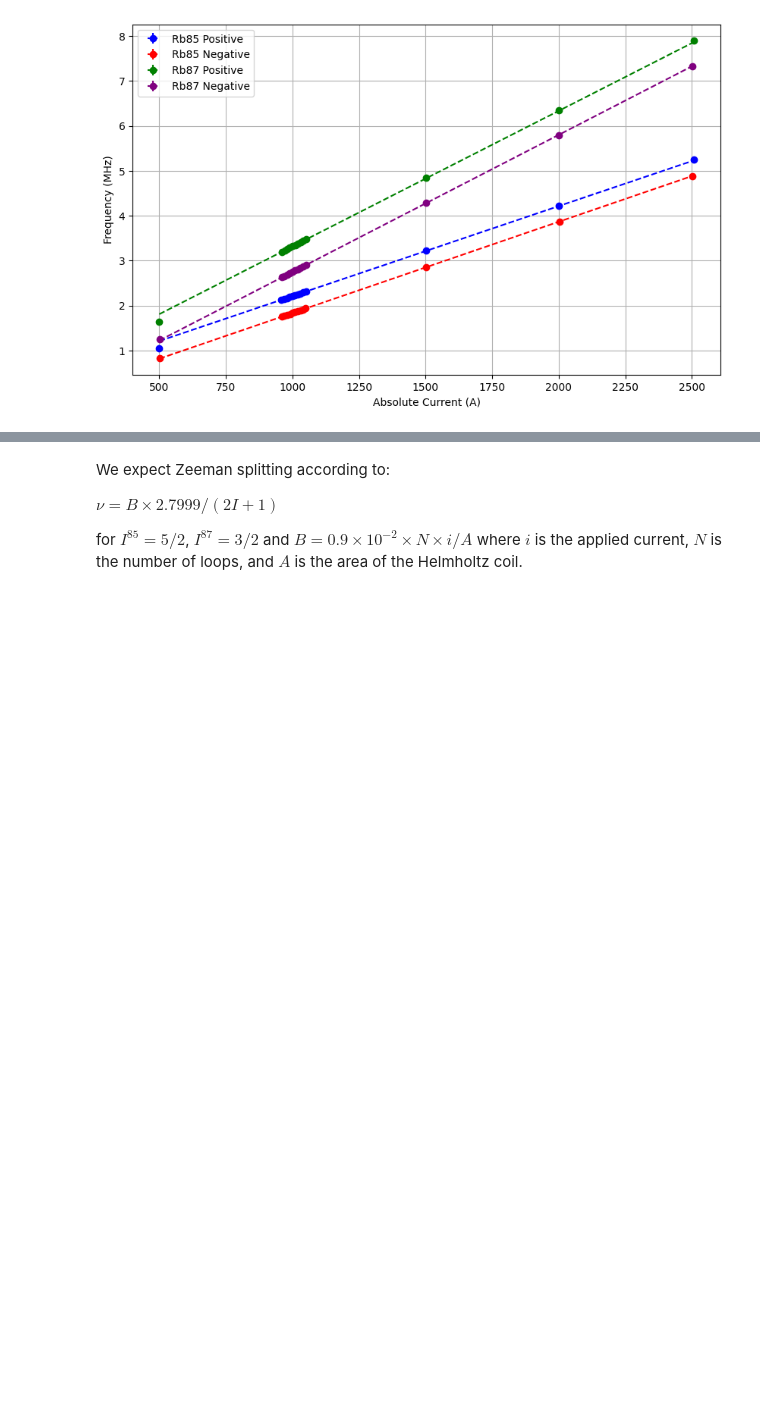
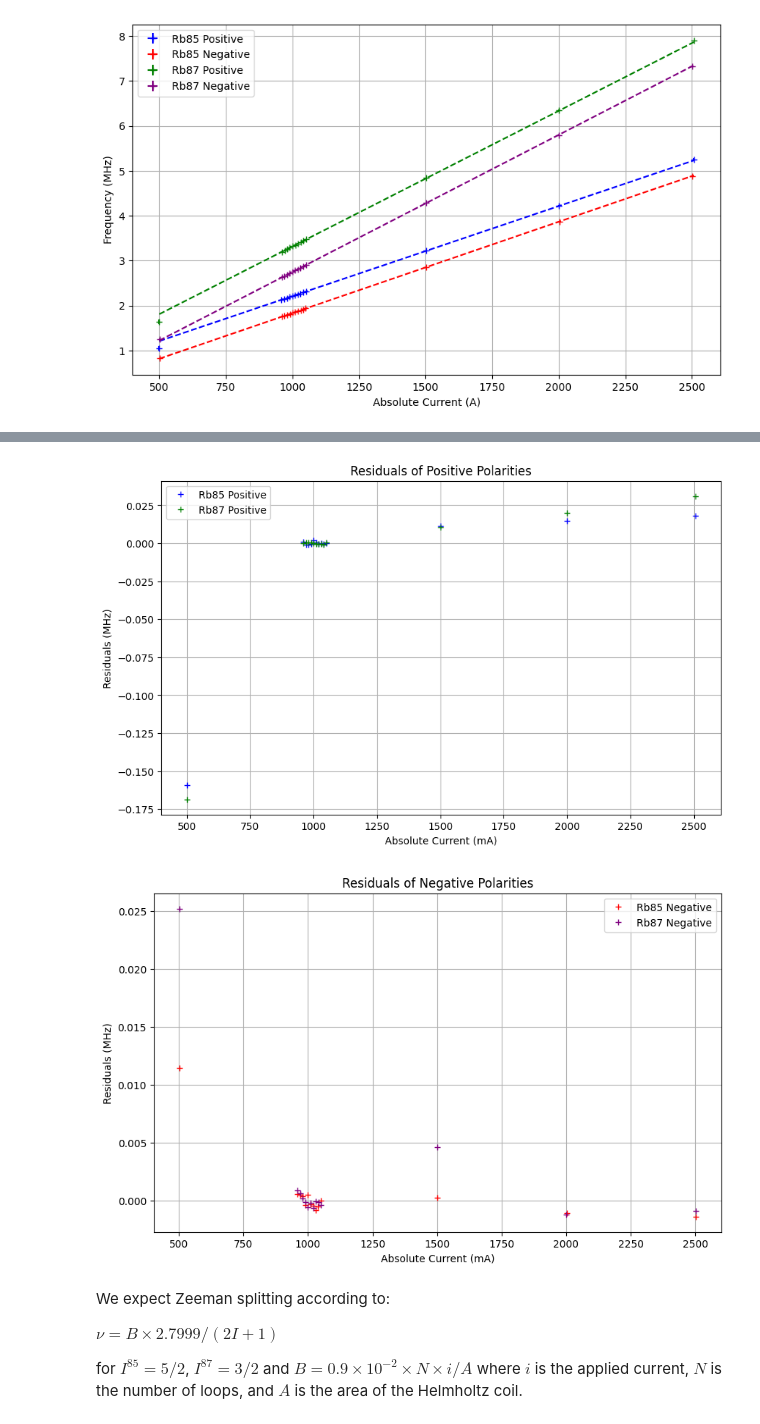
Before and after one commit to eliaslehman/physics-111B, a Jupyter notebook: OPT/OPT.ipynb, the cells around one changed output, grey strips where cells are left out. Cells and saved outputs as stored; diff of their text form; code cells hidden in the pictures; blank space fills up the shorter version.

```diff
--- a/OPT/OPT.ipynb
+++ b/OPT/OPT.ipynb
@@ -392,10 +392,10 @@ Reduced Chi squared {87Rb, +} =3.646184521864194
 Reduced Chi squared {87Rb, -} =3.9327882934942906
 [figure]
 # %%
-rb85_positive['Freq Err'] = rb85_positive['Freq Err']*3.2
-rb85_negative['Freq Err'] = rb85_negative['Freq Err']*3.75
-rb87_positive['Freq Err'] = rb87_positive['Freq Err']*2
-rb87_negative['Freq Err'] = rb87_negative['Freq Err']*2
+rb85_positive['Freq Err'] = rb85_positive['Freq Err']*3.13
+rb85_negative['Freq Err'] = rb85_negative['Freq Err']*3.65
+rb87_positive['Freq Err'] = rb87_positive['Freq Err']*1.91
+rb87_negative['Freq Err'] = rb87_negative['Freq Err']*1.99
 
 # Define weights for each data point based on errors
 rb85_positive_weights = 1 / (rb85_positive['Freq Err']**2)
@@ -453,7 +453,7 @@ plt.errorbar(rb85_data[rb85_data['Polarity'] == 'P']['Abs Current'],
              rb85_data[rb85_data['Polarity'] == 'P']['Freq (MHz)'],
              xerr=rb85_data[rb85_data['Polarity'] == 'P']['Current Error'],
              yerr=rb85_data[rb85_data['Polarity'] == 'P']['Freq Err'],
-             fmt='o', label='Rb85 Positive', color='blue')
+             fmt='+', label='Rb85 Positive', color='blue')
 plt.plot(rb85_values, rb85_positive_fit, color='blue', linestyle='--')
 
 # Rubidium 85 - Negative Polarity
@@ -461,7 +461,7 @@ plt.errorbar(rb85_data[rb85_data['Polarity'] == 'N']['Abs Current'],
              rb85_data[rb85_data['Polarity'] == 'N']['Freq (MHz)'],
              xerr=rb85_data[rb85_data['Polarity'] == 'N']['Current Error'],
              yerr=rb85_data[rb85_data['Polarity'] == 'N']['Freq Err'],
-             fmt='o', label='Rb85 Negative', color='red')
+             fmt='+', label='Rb85 Negative', color='red')
 plt.plot(rb85_values, rb85_negative_fit, color='red', linestyle='--')
 
 # Rubidium 87 - Positive Polarity
@@ -469,7 +469,7 @@ plt.errorbar(rb87_data[rb87_data['Polarity'] == 'P']['Abs Current'],
              rb87_data[rb87_data['Polarity'] == 'P']['Freq (MHz)'],
              xerr=rb87_data[rb87_data['Polarity'] == 'P']['Current Error'],
              yerr=rb87_data[rb87_data['Polarity'] == 'P']['Freq Err'],
-             fmt='o', label='Rb87 Positive', color='green')
+             fmt='+', label='Rb87 Positive', color='green')
 plt.plot(rb87_values, rb87_positive_fit, color='green', linestyle='--')
 
 # Rubidium 87 - Negative Polarity
@@ -477,7 +477,7 @@ plt.errorbar(rb87_data[rb87_data['Polarity'] == 'N']['Abs Current'],
              rb87_data[rb87_data['Polarity'] == 'N']['Freq (MHz)'],
              xerr=rb87_data[rb87_data['Polarity'] == 'N']['Current Error'],
              yerr=rb87_data[rb87_data['Polarity'] == 'N']['Freq Err'],
-             fmt='o', label='Rb87 Negative', color='purple')
+             fmt='+', label='Rb87 Negative', color='purple')
 plt.plot(rb87_values, rb87_negative_fit, color='purple', linestyle='--')
 
 # Add labels and legend
@@ -520,4 +520,52 @@ Reduced Chi squared {87Rb, -} =0.9831970733735726
 [figure]
+# %%
+# Calculate residuals for each combination
+rb85_positive_res = rb85_positive['Freq (MHz)'] - linear_fit(rb85_positive['Abs Current'], *rb85_positive_params)
+rb85_negative_res = rb85_negative['Freq (MHz)'] - linear_fit(rb85_negative['Abs Current'], *rb85_negative_params)
+rb87_positive_res = rb87_positive['Freq (MHz)'] - linear_fit(rb87_positive['Abs Current'], *rb87_positive_params)
+rb87_negative_res = rb87_negative['Freq (MHz)'] - linear_fit(rb87_negative['Abs Current'], *rb87_negative_params)
+
+# Combine residuals
+all_positive_res = np.concatenate((rb85_positive_res, rb87_positive_res))
+all_negative_res = np.concatenate((rb85_negative_res, rb87_negative_res))
+
+# Plotting residuals together
+plt.figure(figsize=(10, 6))
+
+# Residuals for Positive Polarity
+plt.plot(rb85_positive['Abs Current'], rb85_positive_res, '+', label='Rb85 Positive', color='blue')
+plt.plot(rb87_positive['Abs Current'], rb87_positive_res, '+', label='Rb87 Positive', color='green')
+
+# Add labels and legend
+plt.title('Residuals of Positive Polarities')
+plt.xlabel('Absolute Current (mA)')
+plt.ylabel('Residuals (MHz)')
+plt.legend()
+plt.grid(True)
+
+# Show the plot
+plt.show()
+
+
+# Plotting residuals together
+plt.figure(figsize=(10, 6))
+
+# Residuals for Negative Polarity
+plt.plot(rb85_negative['Abs Current'], rb85_negative_res, '+', label='Rb85 Negative', color='red')
+plt.plot(rb87_negative['Abs Current'], rb87_negative_res, '+', label='Rb87 Negative', color='purple')
+
+# Add labels and legend
+plt.title('Residuals of Negative Polarities')
+plt.xlabel('Absolute Current (mA)')
+plt.ylabel('Residuals (MHz)')
+plt.legend()
+plt.grid(True)
+
+# Show the plot
+plt.show()
+# %% [output]
+[figure, added]
+[figure, added]
 # %% [markdown]
 We expect Zeeman splitting according to:
 
```
Also changed, not shown: parts of 2 cells of this notebook.
